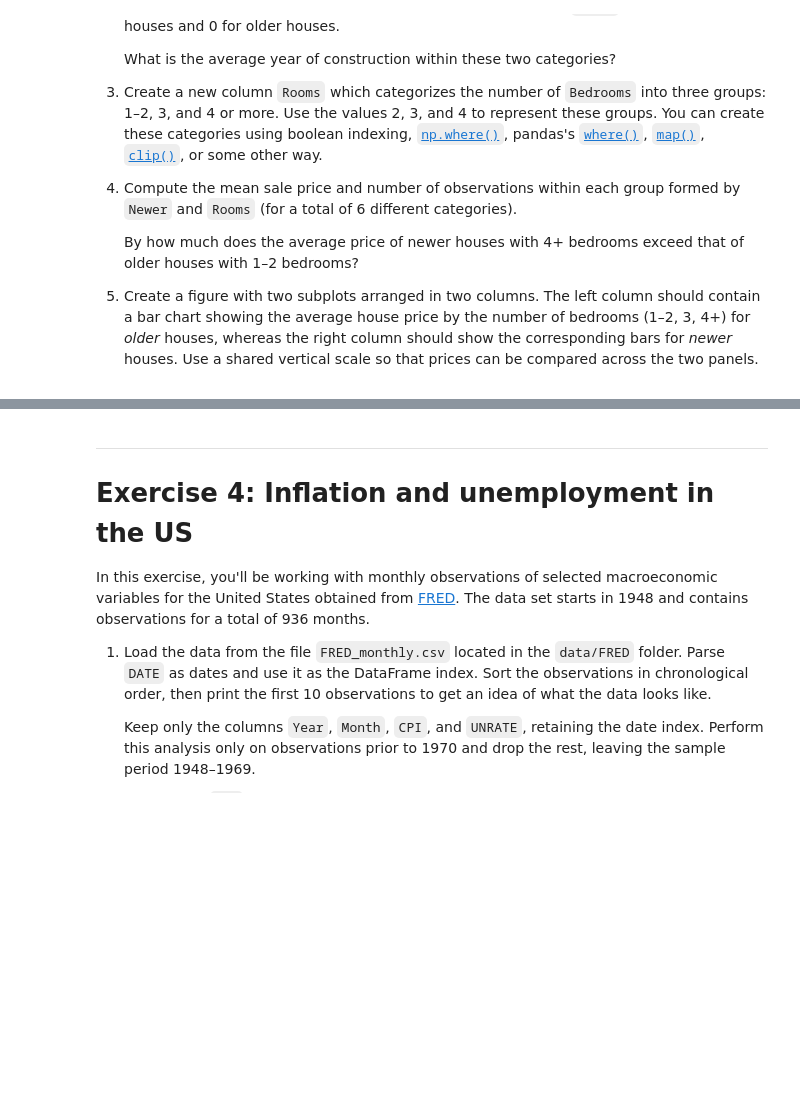
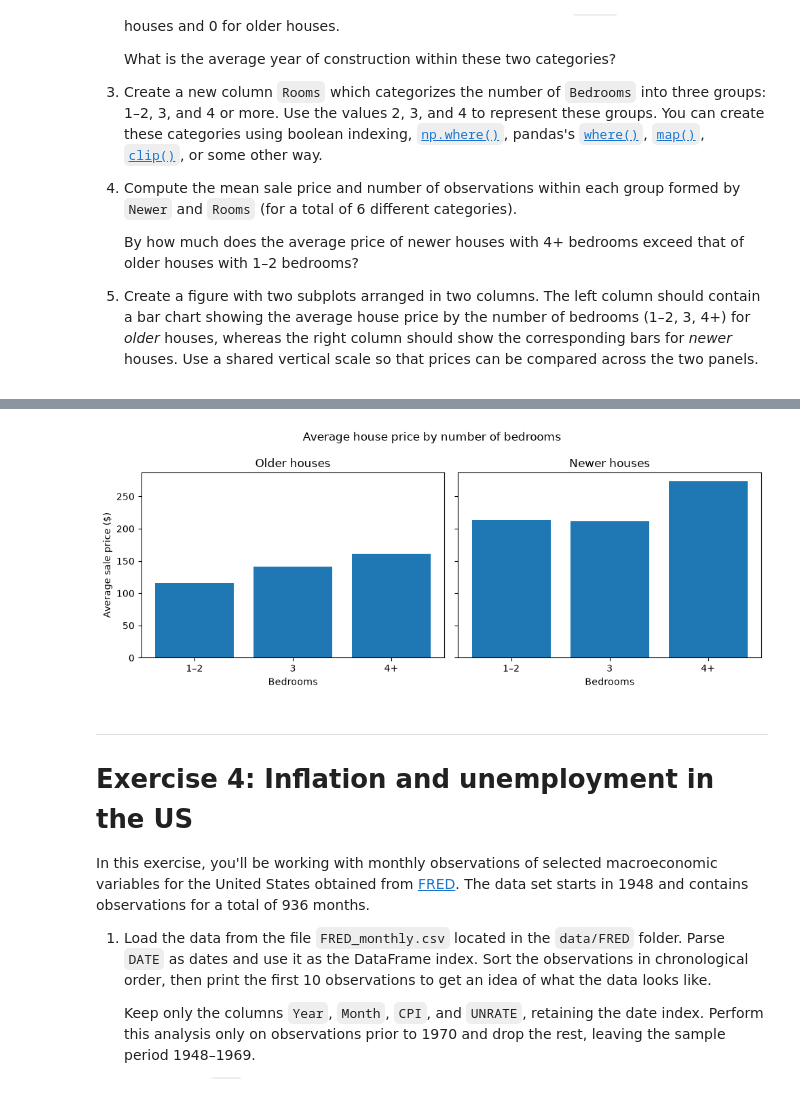
Before and after one commit to pl0gen/TECH2-H26, a Jupyter notebook: workshops/workshop4/workshop4_EMH.ipynb, the cells around one changed output, grey strips where cells are left out. Drawn from its saved outputs; the diff is of its cells as text; code cells hidden in the pictures; blank space fills up the shorter version.

```diff
--- a/workshops/workshop4/workshop4_EMH.ipynb
+++ b/workshops/workshop4/workshop4_EMH.ipynb
@@ -302,3 +302,85 @@ with selected house characteristics.
     bedrooms (1–2, 3, 4+) for _older_ houses, whereas the right column should show the
     corresponding bars for _newer_ houses. Use a shared vertical scale so that prices
     can be compared across the two panels.
+# %%
+import pandas as pd
+import matplotlib.pyplot as plt
+
+# 1. Initalizing data
+DATA_PATH = '../../data'
+file = f'{DATA_PATH}/ames_houses.csv'
+df = pd.read_csv(file)
+df = df[['SalePrice', 'LotArea', 'YearBuilt', 'Bedrooms']]
+df = df[
+    (df['Bedrooms'] >= 1) & (df['LotArea'] > 100)
+]  # Bolleon mask, beholder radene med "True, Så lager en dataframe med sjekkene
+
+print(f'Sample size: {len(df)} rows')
+
+# 2. Compute avg year a house was built
+print(f'The average year a house was built is: {df["YearBuilt"].mean():.0f}')
+
+newer = []
+
+for year in df['YearBuilt']:
+    if year > 1971:
+        newer.append(1)
+    else:
+        newer.append(0)
+
+df['Newer'] = newer
+
+group = df.groupby('Newer')['YearBuilt']
+group.mean()
+
+
+# Could also have used df["Newer"] = (df["YearBuilt"] > 1971).astype(int). where the comparison gives a true/false value, then astype(int) makes the boolean value over to 1 and 0.
+# 3.
+def bedrooms(n):
+    if n <= 2:
+        return 2
+    elif n == 3:
+        return 3
+    else:
+        return 4
+
+
+df['Rooms'] = df['Bedrooms'].map(
+    bedrooms
+)  # could also use clip(), then making values under than to up to the floor and values above upper down to the ceiling. .clip(lower=2, upper=4)
+
+groups = df.groupby(['Newer', 'Rooms'])['SalePrice']
+
+to_plot = df.groupby(['Newer', 'Rooms'])['SalePrice'].mean().unstack()
+
+groups.mean().unstack().round(2).style.format(
+    '${:,.0f}'
+)  # Dataframe with newer as rows and rooms as columns based on
+
+table = groups.mean().round(2).unstack()
+
+print(
+    f'Difference between Old and New house average salesprice: {(table.loc[1, 4]) - (table.loc[0, 4])} $ '
+)
+
+
+# 4. Plotting
+#to_plot.plot.bar(subplots=True)
+
+to_plot = to_plot.rename(columns={2: "1–2", 3: "3", 4: "4+"})
+
+fig, axes = plt.subplots(1, 2, figsize=(10, 4), sharey=True)
+
+axes[0].bar(to_plot.columns, to_plot.loc[0])
+axes[0].set_title("Older houses")
+axes[0].set_xlabel("Bedrooms")
+axes[0].set_ylabel("Average sale price ($)")
+
+axes[1].bar(to_plot.columns, to_plot.loc[1])
+axes[1].set_title("Newer houses")
+axes[1].set_xlabel("Bedrooms")
+
+fig.suptitle("Average house price by number of bedrooms")
+plt.tight_layout()
+plt.show()
+# %% [output]
@@ -305,3 +390,4 @@ with selected house characteristics.
+[figure, added]
 # %% [markdown]
 ---
 
```
Also changed, not shown: parts of 4 cells of this notebook, 1 other file.
